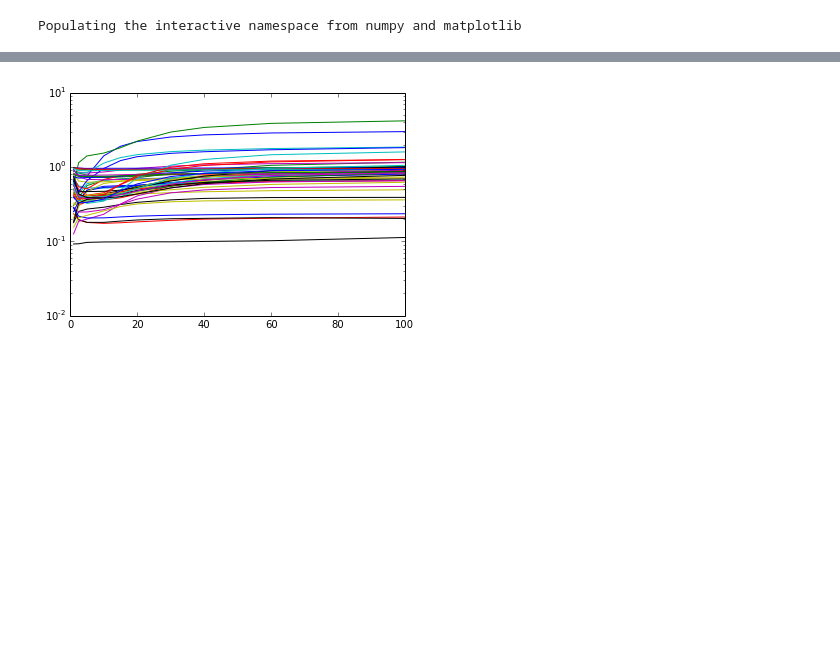
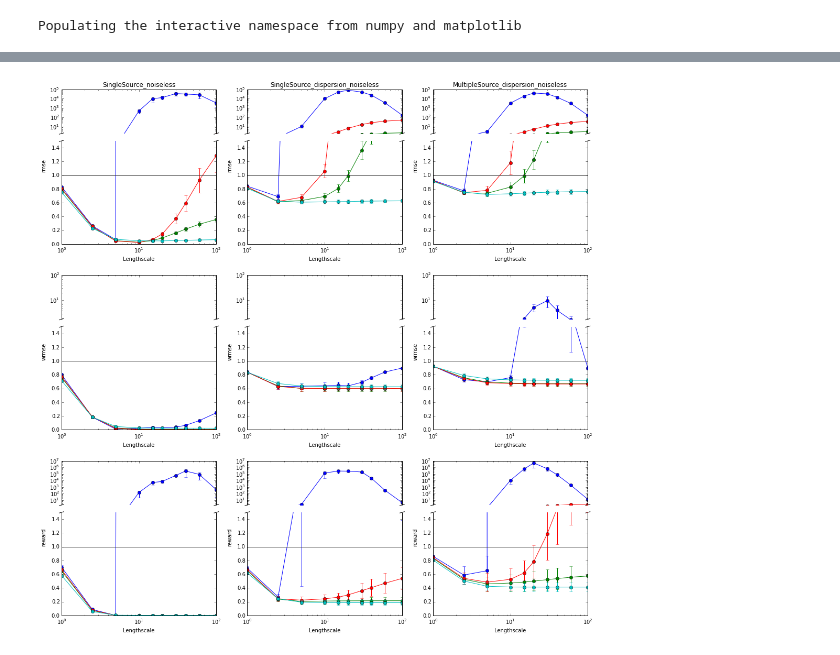
Before and after one commit to jgosmann/plume, a Jupyter notebook: notebooks/Kernels.ipynb, the cells around one changed output, grey strips where cells are left out. Saved outputs shown, nothing was run; the diff lists cells and outputs as text; code cells hidden in the pictures; blank space fills up the shorter version.

Commit message:
Improved kernel plotting code.

```diff
--- a/notebooks/Kernels.ipynb
+++ b/notebooks/Kernels.ipynb
@@ -13,9 +14,8 @@ from plume.config import instantiate
 # %% [output]
 Populating the interactive namespace from numpy and matplotlib
 # %%
-kernels = ['RBFKernel', 'Matern32Kernel', 'Matern52Kernel', 'ExponentialKernel']
-
-def load_scenario_data(scenario):
+def load_scenario_data(
+        scenario, kernels=['RBFKernel', 'Matern32Kernel', 'Matern52Kernel', 'ExponentialKernel']):
     return [tables.open_file('../Data/Kernels/{kern}__{scenario}_'.format(
         kern=kern, scenario=scenario)) for kern in kernels]
 # %%
@@ -32,4 +32,4 @@ def plot_error_vs_lengthscale(ax, data, error_type):
     mean = np.mean(percentage, axis=2)
     std_err = np.std(percentage, axis=2) / np.sqrt(percentage.shape[2])
 
-    ax.errorbar(kern.root.lengthscales.read(), mean[:, 0], std_err[:, 0], fmt='o-', label=kern_name)
+    ax.errorbar(data.root.lengthscales.read(), mean[:, 0], std_err[:, 0], fmt='o-', label=kern_name)
@@ -104,11 +36,38 @@ for ax, ax_outlier in row_main_axes:
-# %%
-with tables.open_file('../Data/Kernels/ExponentialKernel__SingleSource_dispersion_noiseless_') as data:
-    zp_err = data.get_node('/rmse/zero_pred', 'value').read()
-    err = data.get_node('/se/gp_pred', 'value').read()
-    percentage = err / zp_err
-    fig = plt.figure()
-    ax = fig.add_subplot(1, 1, 1)
-    ax.plot(data.root.lengthscales.read(), percentage[:, 0, :])
-    ax.semilogy()
-# %% [output]
-[figure, removed]
+# %%
+scenarios = [
+    'SingleSource_noiseless', 'SingleSource_dispersion_noiseless',
+    'MultipleSource_dispersion_noiseless']
+error_types = ['rmse', 'wrmse', 'reward']
+
+fig = plt.figure(figsize=(6 * len(error_types), 6 * len(scenarios)))
+outlier_plot_ratio = 0.3
+
+import neatplots.tools as nt
+reload(nt)
+
+class KernelErrorPlot(nt.SharedAxesGrid):
+    def _create_axes(self, subplot_spec, sharex, sharey):
+        return nt.HSplitAxes(fig, subplot_spec, outlier_plot_ratio, sharex=sharex, sharey=sharey)
+
+    def _get_share_xy(self, split):
+        return split.bottom, split.both
+
+    def _plot(self, split, error_type, scenario):
+        for kern in load_scenario_data(scenario):
+            plot_error_vs_lengthscale(split.both, kern, error_type)
+        split.both.axhline(1.0, c=(0.2, 0.2, 0.2))
+
+p = KernelErrorPlot(error_types, scenarios)
+p.axes.top.loglog()
+p.axes.bottom.semilogx()
+
+p.axes.bottom.set_ylim([0, 1.5])
+p.axes.top.set_ylim(bottom=1.8)
+
+p.axes.set_xlabel('Lengthscale')
+for ax, error_type in zip(p.axes_by_row, error_types):
+    ax.set_ylabel(error_type)
+for ax, scenario in zip(p.axes_by_col, scenarios):
+    ax[0].set_title(scenario)
+# %% [output]
+[figure, added]
```
Also changed, not shown: parts of 2 cells of this notebook.
